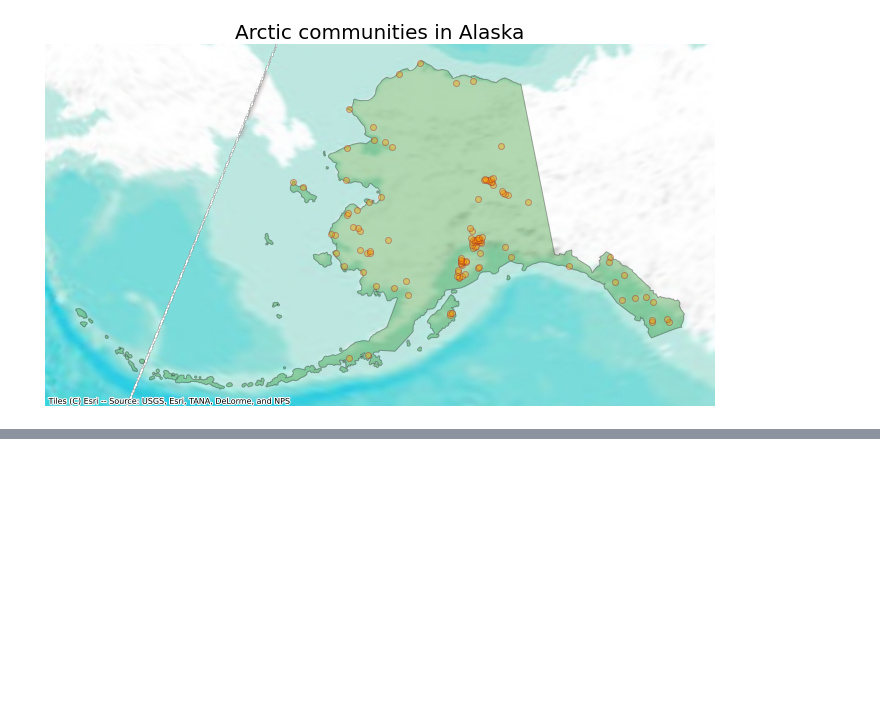
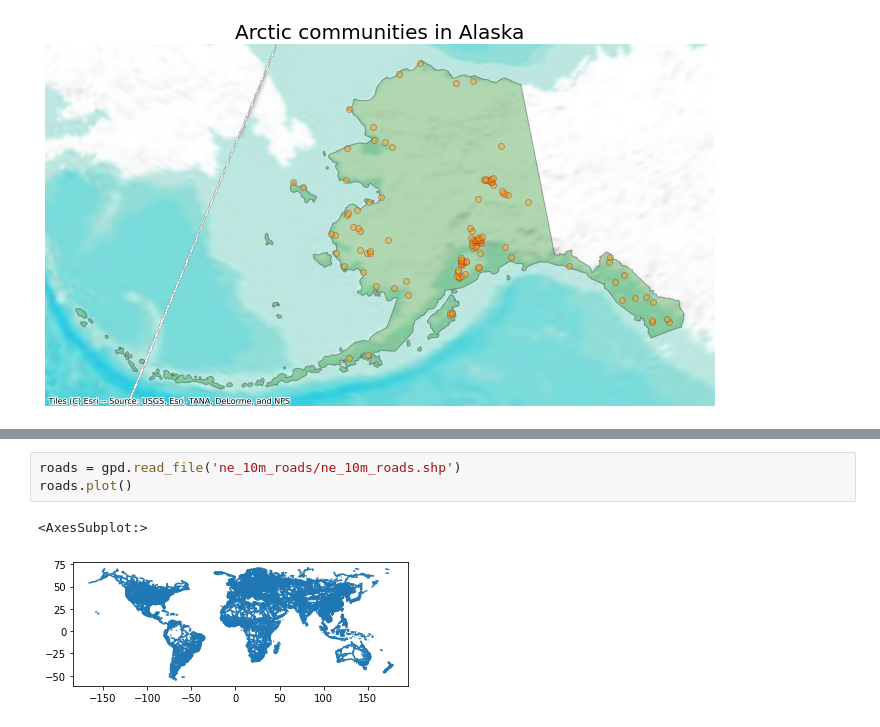
Before and after one commit to carmengg/eds-220-book, a Jupyter notebook: drafts-lectures/lesson-13-clip.ipynb, the cells around one changed output, grey strips where cells are left out. Saved outputs shown, nothing was run; the diff lists cells and outputs as text; blank space fills up the shorter version.

Commit message:
added roads

```diff
--- a/drafts-lectures/lesson-13-clip.ipynb
+++ b/drafts-lectures/lesson-13-clip.ipynb
@@ -134,0 +173,6 @@ ctx.add_basemap(ax,
+# %%
+roads = gpd.read_file('ne_10m_roads/ne_10m_roads.shp')
+roads.plot()
+# %% [output]
+<AxesSubplot:>
+[figure, added]
```
Also changed, not shown: parts of 15 cells of this notebook.
